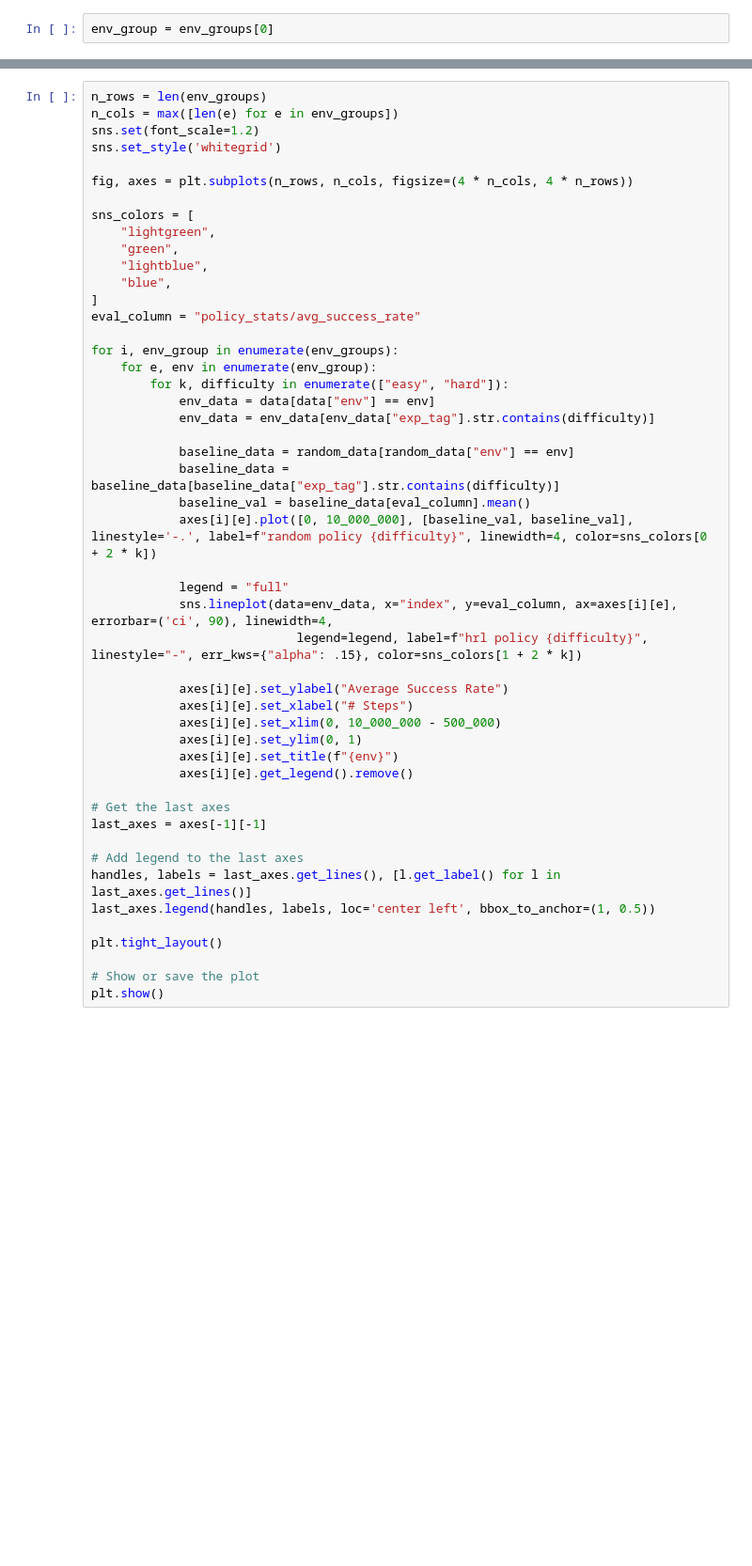
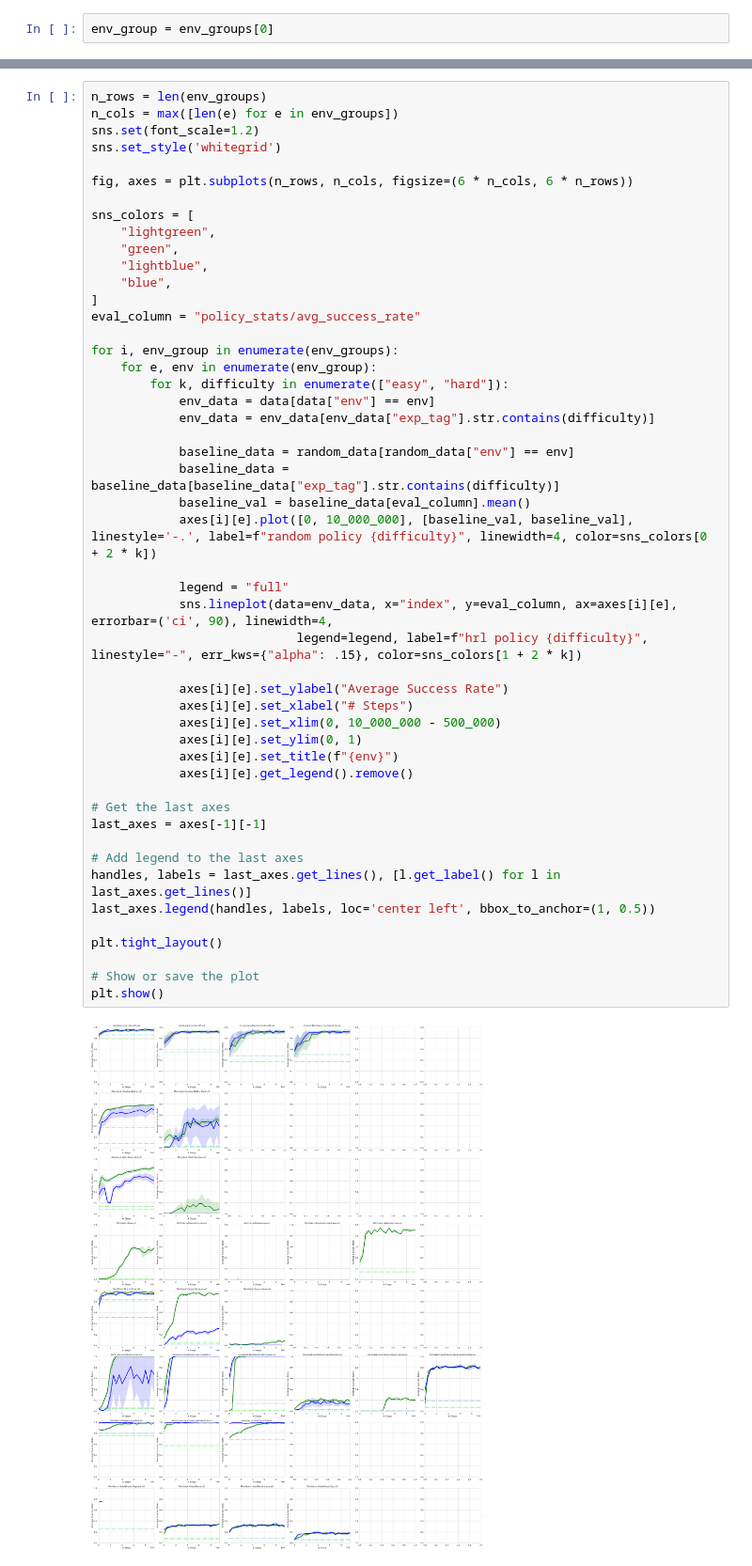
Before and after one commit to BartekCupial/nle-code-wrapper, a Jupyter notebook: notebooks/hrl_baselines.ipynb, the cells around one changed output, grey strips where cells are left out. Shown at 94% size. Saved outputs shown, nothing was run; the diff lists cells and outputs as text; blank space fills up the shorter version.

```diff
--- a/notebooks/hrl_baselines.ipynb
+++ b/notebooks/hrl_baselines.ipynb
@@ -116,7 +159,7 @@ n_cols = max([len(e) for e in env_groups])
 sns.set(font_scale=1.2)
 sns.set_style('whitegrid')
 
-fig, axes = plt.subplots(n_rows, n_cols, figsize=(4 * n_cols, 4 * n_rows))
+fig, axes = plt.subplots(n_rows, n_cols, figsize=(6 * n_cols, 6 * n_rows))
 
 sns_colors = [
     "lightgreen",
@@ -132,30 +175,32 @@ for i, env_group in enumerate(env_groups):
             env_data = data[data["env"] == env]
             env_data = env_data[env_data["exp_tag"].str.contains(difficulty)]
 
             baseline_data = random_data[random_data["env"] == env]
             baseline_data = baseline_data[baseline_data["exp_tag"].str.contains(difficulty)]
             baseline_val = baseline_data[eval_column].mean()
             axes[i][e].plot([0, 10_000_000], [baseline_val, baseline_val], linestyle='-.', label=f"random policy {difficulty}", linewidth=4, color=sns_colors[0 + 2 * k])
 
             legend = "full"
             sns.lineplot(data=env_data, x="index", y=eval_column, ax=axes[i][e], errorbar=('ci', 90), linewidth=4,
                             legend=legend, label=f"hrl policy {difficulty}", linestyle="-", err_kws={"alpha": .15}, color=sns_colors[1 + 2 * k])
 
             axes[i][e].set_ylabel("Average Success Rate")
             axes[i][e].set_xlabel("# Steps")
             axes[i][e].set_xlim(0, 10_000_000 - 500_000)
             axes[i][e].set_ylim(0, 1)
             axes[i][e].set_title(f"{env}")
             axes[i][e].get_legend().remove()
 
 # Get the last axes
 last_axes = axes[-1][-1]
 
 # Add legend to the last axes
 handles, labels = last_axes.get_lines(), [l.get_label() for l in last_axes.get_lines()]
 last_axes.legend(handles, labels, loc='center left', bbox_to_anchor=(1, 0.5))
 
 plt.tight_layout()
 
 # Show or save the plot
 plt.show()
+# %% [output]
+[figure, added]
```
Also changed, not shown: parts of 4 cells of this notebook, 1 other file.
